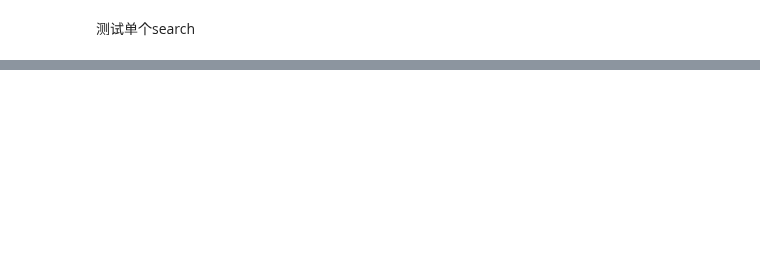
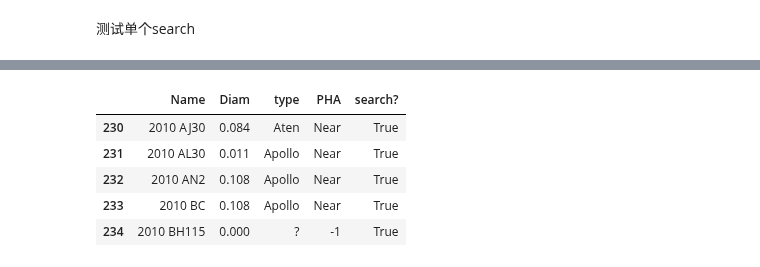
Before and after one commit to AstroHHQ/learngit, a Jupyter notebook: iau_type.ipynb, the cells around one changed output, grey strips where cells are left out. Cells and saved outputs as stored; diff of their text form; code cells hidden in the pictures; blank space fills up the shorter version.

```diff
--- a/iau_type.ipynb
+++ b/iau_type.ipynb
@@ -118,13 +85,0 @@ sjfhjk
-# %%
-page_souce = resp.text
-# orbit type
-obj = re.compile(r'Orbit type:\s(?P<tt>\w{1,})')
-#result = obj.finditer(page_souce,re.S)
-#for it in result:
-#    print(it.group('tt'))
-#res = obj.search(page_souce)
-#print(res.group('tt'))
-#PHA?
-obj2 = re.compile(r'Orbit type:\s(?P<tt>\w{1,})\n..<br>\n{2}.{5}(?P<pha>\w{1,})',re.S)
-res2 = obj2.search(page_souce)
-print(res2.group('pha'),res2.group('tt'))
@@ -198,3 +93,32 @@ s.keep_alive = False
 s.proxies = {'https':'183.220.195.163:80'}
 #s.headers = head
 resp = s.get(url)
+# %%
+#space to "+"
+#name = mp_name[5]
+#name = name.replace(' ','+')
+lenMp = len(df)
+total = 0
+for i in tqdm(range(lenMp)):
+   time.sleep(0.2)
+   if i%100==0:time.sleep(3)
+   #search true or false
+   if df['search?'][i]:
+      if i%10==0:time.sleep(1)
+      name = df['Name'][i]
+      name = name.replace(' ','+')
+      #get url from mpc
+      url = f'https://minorplanetcenter.net/db_search/show_object?utf8=%E2%9C%93&object_id={name}'
+      head ={
+         'User-Agent':'Mozilla/5.0 (X11; Ubuntu; Linux x86_64; rv:94.0) Gecko/20100101 Firefox/94.0'
+      }
+      s = rq.session()
+      s.keep_alive = False
+      s.proxies = {'https':'183.220.195.163:80'}
+      #s.headers = head
+      resp = s.get(url)
+      #regular str
+      obj = re.compile(r'Orbit type:\s(?P<tt>\w{1,})\n..<br>\n{2}.{5}(?P<pha>\w{1,})',re.S)
+      res = obj.search(resp.text)
+      df['type'][i] = res.group('tt')
+      df['PHA'][i] = res.group('pha')
@@ -200,0 +139,9 @@ resp = s.get(url)
+# %%
+df.loc[230:234]
+# %% [output]
+|  | Name | Diam | type | PHA | search? |
+| 230 | 2010 AJ30 | 0.084 | Aten | Near | True |
+| 231 | 2010 AL30 | 0.011 | Apollo | Near | True |
+| 232 | 2010 AN2 | 0.108 | Apollo | Near | True |
+| 233 | 2010 BC | 0.108 | Apollo | Near | True |
+| 234 | 2010 BH115 | 0.000 | ? | -1 | True |
```
Also changed, not shown: parts of 19 cells of this notebook, 5 other files.
